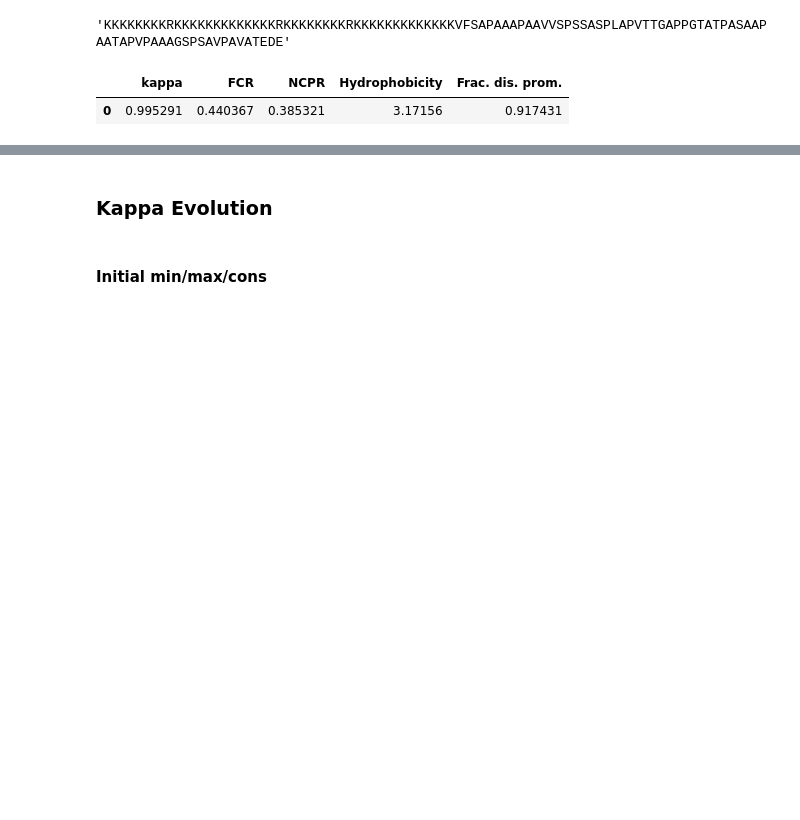
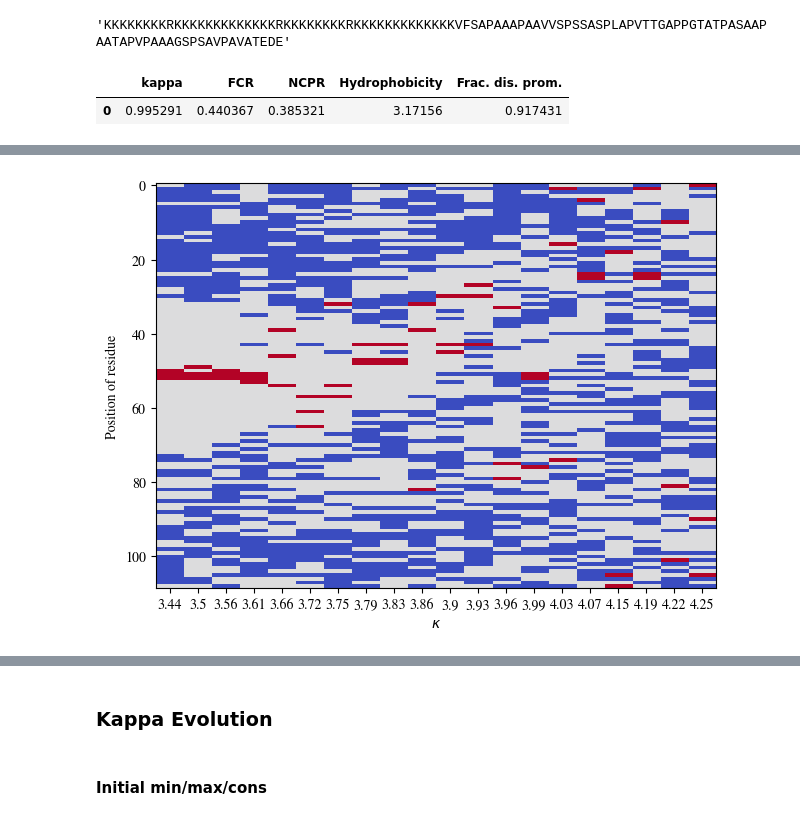
Before and after one commit to frederikespersen/OrthoIDP, a Jupyter notebook: exp/idpevo_h1-0/idpevo_h1-0.ipynb, the cells around one changed output, grey strips where cells are left out. Drawn from its saved outputs; the diff is of its cells as text; code cells hidden in the pictures; blank space fills up the shorter version.

```diff
--- a/exp/idpevo_h1-0/idpevo_h1-0.ipynb
+++ b/exp/idpevo_h1-0/idpevo_h1-0.ipynb
@@ -295,0 +357,17 @@ avg_clust_cider
+# %%
+# Choosing centroid based on Rg from fitted cluster center
+centroid_sequences = []
+centroid_Rgs = []
+for i in range(kmeans.n_clusters):
+
+    centroid_fit = kmeans.cluster_centers_[i]
+    cluster = features.reset_index(drop=True).iloc[kmeans.labels_ == i]
+
+    centroid_distance = abs(cluster - centroid_fit)
+    centroid_idx = centroid_distance.Rg.idxmin()
+    centroid = allevo.iloc[centroid_idx].sequence
+    centroid_Rg = allevo.iloc[centroid_idx].Rg
+
+    print(centroid)
+    centroid_sequences.append(centroid)
+    centroid_Rgs.append(centroid_Rg)
@@ -295,0 +395,12 @@ avg_clust_cider
+# %%
+# Checking charge patterning
+seqs = np.array([*map(list, centroid_sequences)])[np.array(centroid_Rgs).argsort()]
+charges = (np.zeros(shape=seqs.shape) + (seqs == 'K') + (seqs == 'R') - (seqs == 'D') - (seqs == 'E'))
+
+plt.imshow(charges.T, aspect='auto', cmap='coolwarm_r')
+plt.xlabel("$\kappa$")
+plt.xticks(range(20), sorted([round(k,2) for k in centroid_Rgs]))
+plt.ylabel("Position of residue")
+plt.tight_layout()
+# %% [output]
+[figure, added]
```
Also changed, not shown: parts of 12 cells of this notebook, 3 other files.
